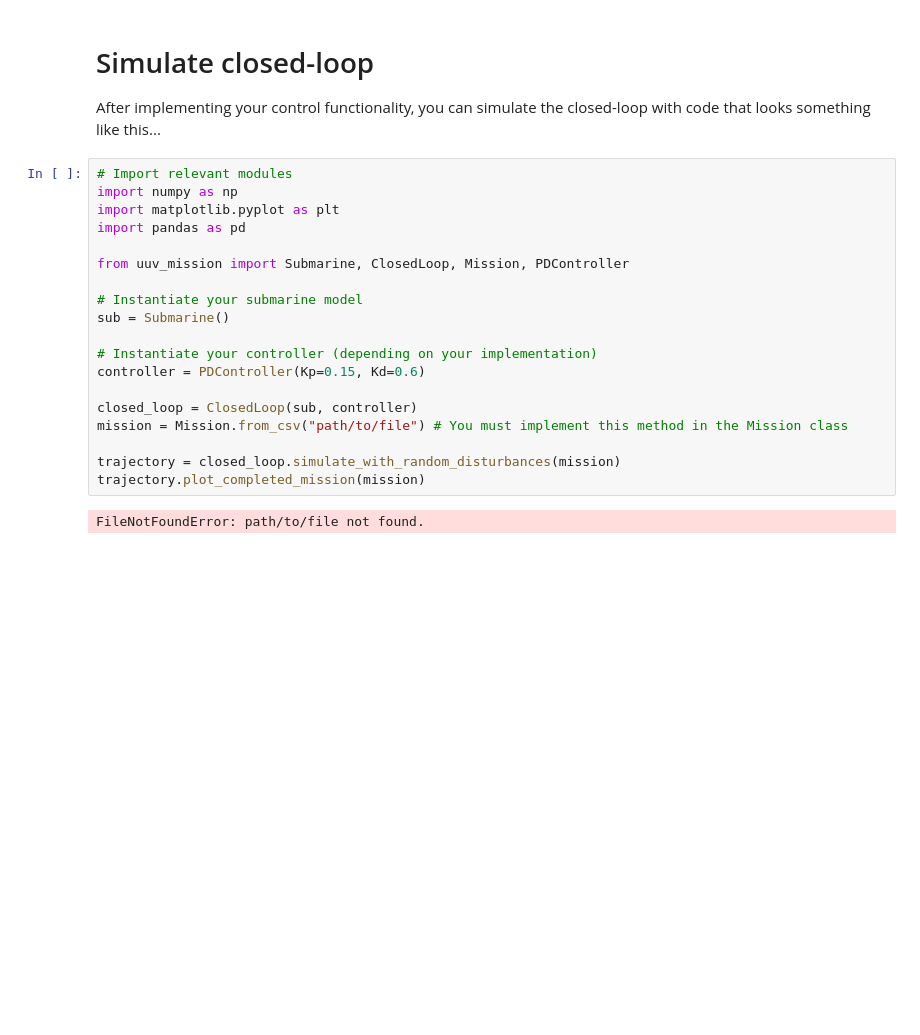
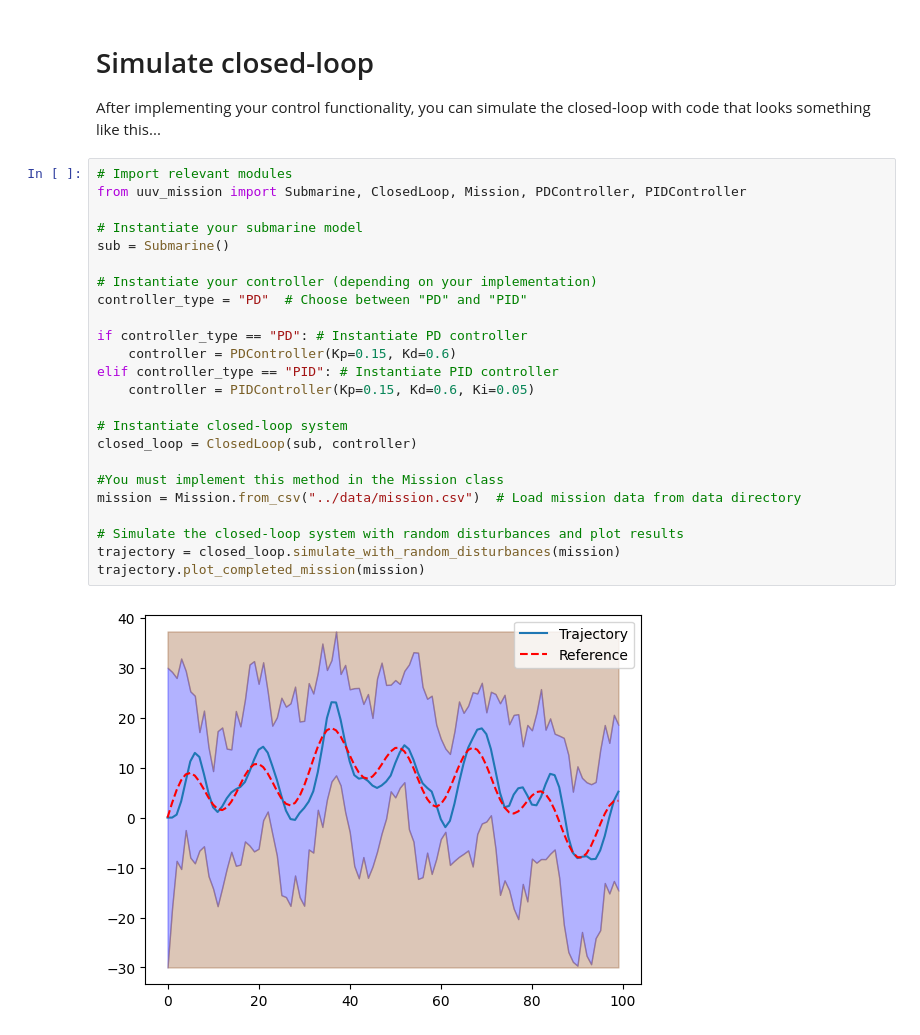
Before and after one commit to calumcst/b1-coding-practical-mt24, a Jupyter notebook: notebooks/demo.ipynb, the cells around one changed output. Drawn from its saved outputs; the diff is of its cells as text; blank space fills up the shorter version.

Commit message:
Cleaned Code & Added PID Controller

```diff
--- a/notebooks/demo.ipynb
+++ b/notebooks/demo.ipynb
@@ -14,22 +13,27 @@ print(sys.path)
 After implementing your control functionality, you can simulate the closed-loop with code that looks something like this...
 # %%
 # Import relevant modules
-import numpy as np
-import matplotlib.pyplot as plt
-import pandas as pd
-
-from uuv_mission import Submarine, ClosedLoop, Mission, PDController
+from uuv_mission import Submarine, ClosedLoop, Mission, PDController, PIDController
 
 # Instantiate your submarine model
 sub = Submarine()
 
 # Instantiate your controller (depending on your implementation)
-controller = PDController(Kp=0.15, Kd=0.6)
+controller_type = "PD"  # Choose between "PD" and "PID"
 
+if controller_type == "PD": # Instantiate PD controller
+    controller = PDController(Kp=0.15, Kd=0.6)
+elif controller_type == "PID": # Instantiate PID controller
+    controller = PIDController(Kp=0.15, Kd=0.6, Ki=0.05)
+
+# Instantiate closed-loop system
 closed_loop = ClosedLoop(sub, controller)
-mission = Mission.from_csv("path/to/file") # You must implement this method in the Mission class
 
+#You must implement this method in the Mission class
+mission = Mission.from_csv("../data/mission.csv")  # Load mission data from data directory
+
+# Simulate the closed-loop system with random disturbances and plot results
 trajectory = closed_loop.simulate_with_random_disturbances(mission)
 trajectory.plot_completed_mission(mission)
 # %% [output]
-FileNotFoundError: path/to/file not found.
+[figure, added]
```
Also changed, not shown: parts of 1 cell of this notebook, 3 other files.
